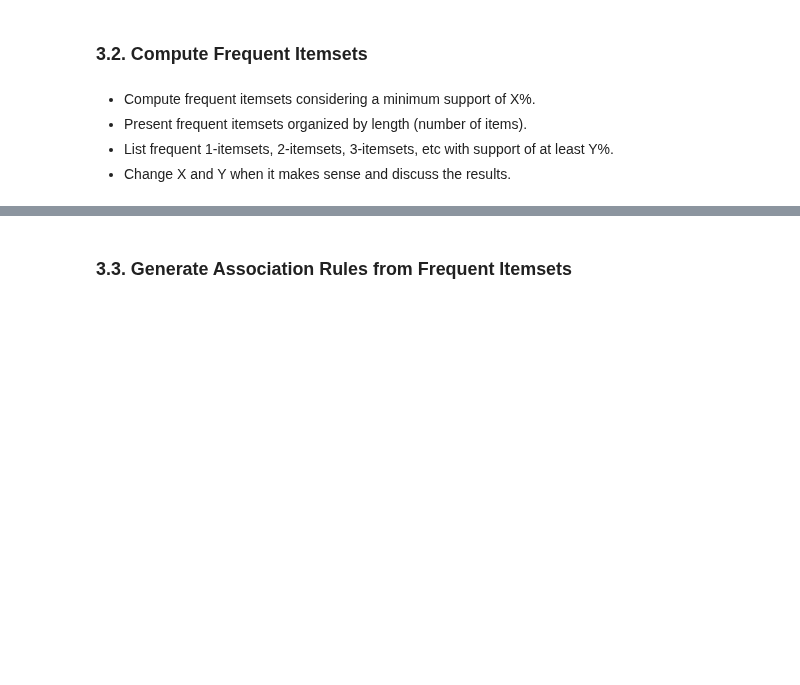
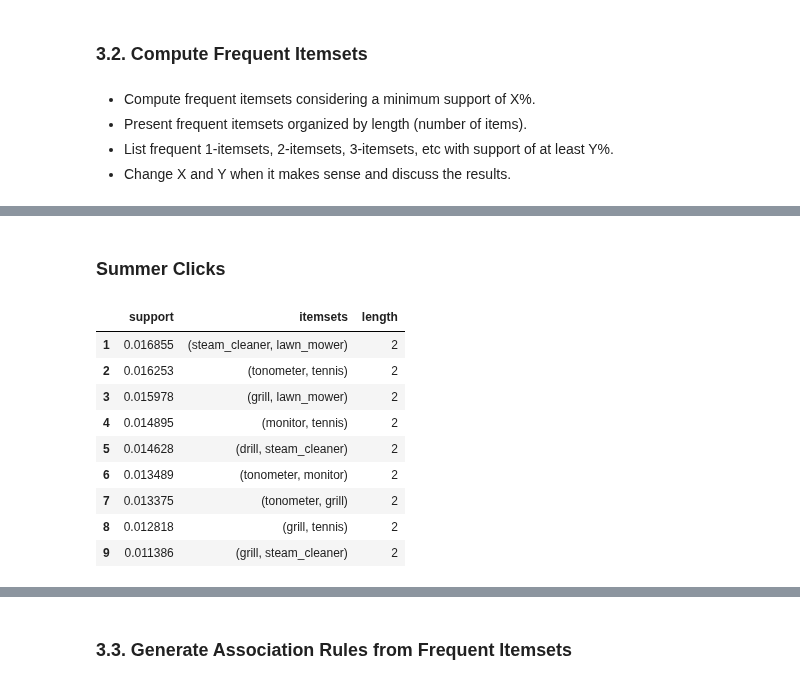
Before and after one commit to flpsantos3/PD_01, a Jupyter notebook: PD_202021_P1.ipynb, the cells around one changed output, grey strips where cells are left out. Saved outputs shown, nothing was run; the diff lists cells and outputs as text; code cells hidden in the pictures; blank space fills up the shorter version.

```diff
--- a/PD_202021_P1.ipynb
+++ b/PD_202021_P1.ipynb
@@ -689,0 +749,27 @@ spring_clicks[:5]
+# %% [markdown]
+### Summer Clicks
+# %%
+# Binary database
+tr_enc = TransactionEncoder()
+trans_array = tr_enc.fit(summer_clicks).transform(summer_clicks)
+summer_clicks_binary = pd.DataFrame(trans_array, columns=tr_enc.columns_)
+
+# FP-Growth
+frequent_summer_clicks=fpgrowth(summer_clicks_binary, min_support=0.01,use_colnames=True)
+frequent_summer_clicks['length'] = frequent_summer_clicks['itemsets'].apply(lambda x: len(x))
+itemsets_summer_clicks=frequent_summer_clicks[frequent_summer_clicks['length']>1]
+itemsets_summer_clicks=itemsets_summer_clicks.sort_values(by=['length','support'], ascending=False)
+itemsets_summer_clicks=itemsets_summer_clicks.reset_index(drop=True)
+itemsets_summer_clicks.index+=1
+itemsets_summer_clicks
+# %% [output]
+|  | support | itemsets | length |
+| 1 | 0.016855 | (steam_cleaner, lawn_mower) | 2 |
+| 2 | 0.016253 | (tonometer, tennis) | 2 |
+| 3 | 0.015978 | (grill, lawn_mower) | 2 |
+| 4 | 0.014895 | (monitor, tennis) | 2 |
+| 5 | 0.014628 | (drill, steam_cleaner) | 2 |
+| 6 | 0.013489 | (tonometer, monitor) | 2 |
+| 7 | 0.013375 | (tonometer, grill) | 2 |
+| 8 | 0.012818 | (grill, tennis) | 2 |
+| 9 | 0.011386 | (grill, steam_cleaner) | 2 |
```
Also changed, not shown: parts of 6 cells of this notebook.
